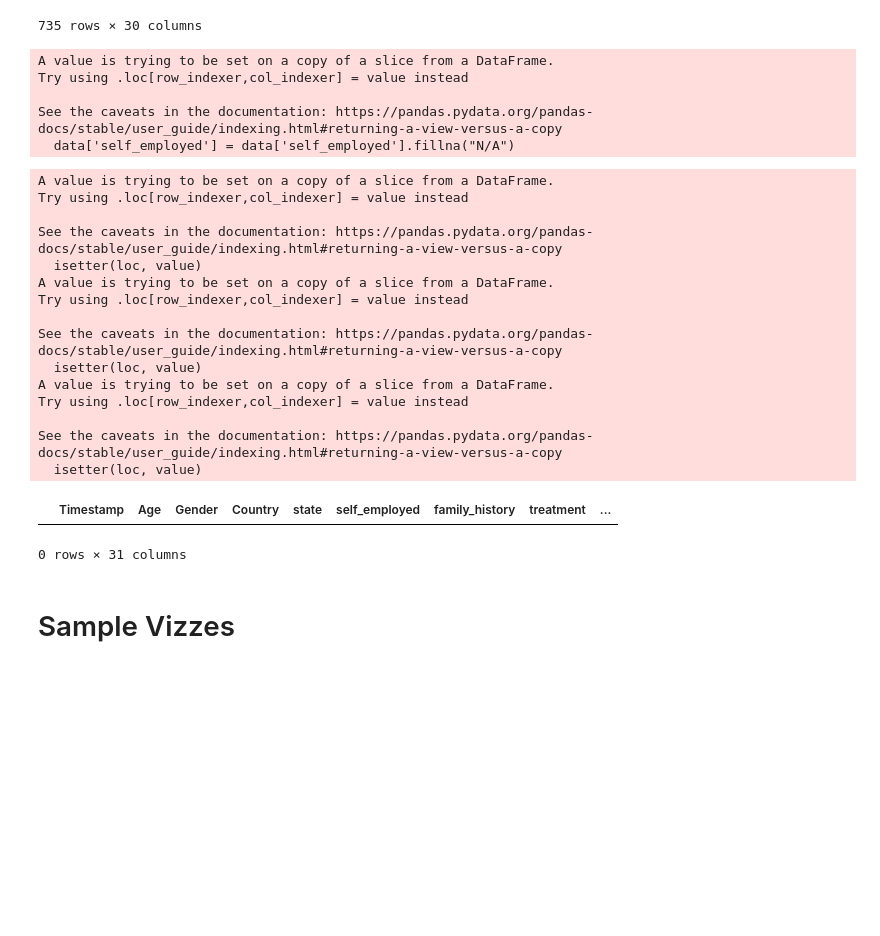
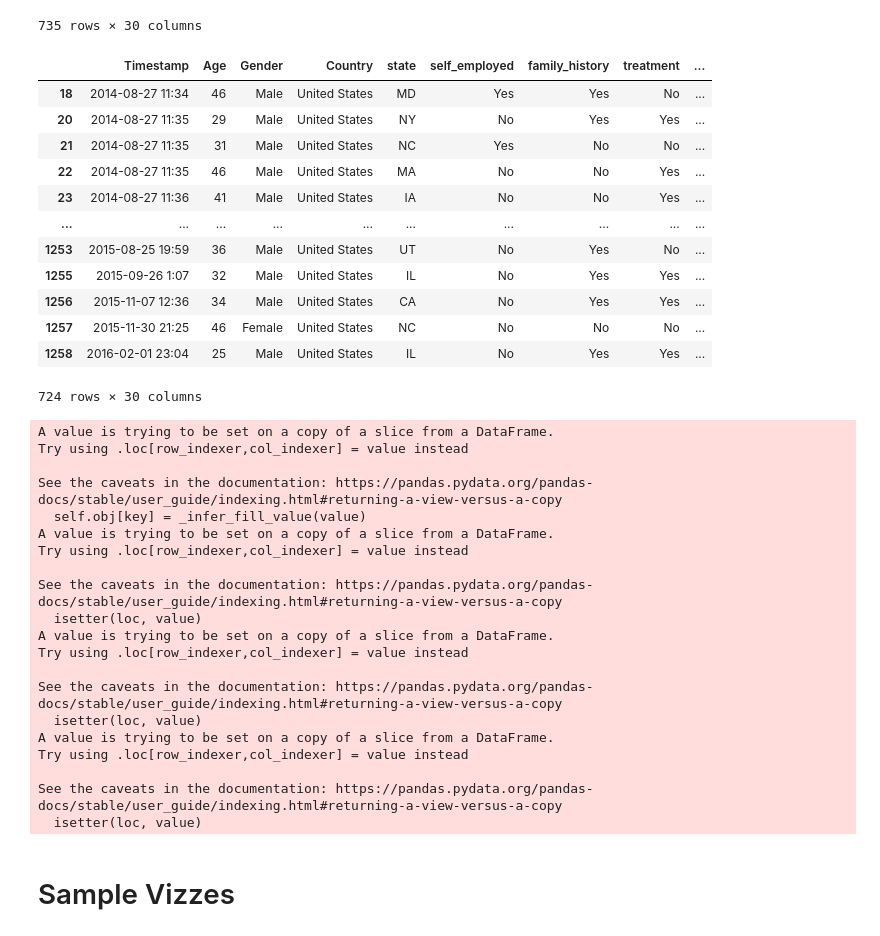
Before and after one commit to UBC-MDS/DSCI532-Group16-R, a Jupyter notebook: reports/EDA.ipynb, the cells around one changed output. Drawn from its saved outputs; the diff is of its cells as text; code cells hidden in the pictures; blank space fills up the shorter version.

```diff
--- a/reports/EDA.ipynb
+++ b/reports/EDA.ipynb
@@ -202,19 +202,33 @@ data
 | 1258 | 2016-02-01 23:04 | 25 | Male | United States | IL | No | Yes | Yes | ... |
 735 rows × 30 columns
 # %%
-data['self_employed'] = data['self_employed'].fillna("N/A")
+data = data.dropna(subset=['self_employed'])
+data
 # %% [output]
+|  | Timestamp | Age | Gender | Country | state | self_employed | family_history | treatment | ... |
+| 18 | 2014-08-27 11:34 | 46 | Male | United States | MD | Yes | Yes | No | ... |
+| 20 | 2014-08-27 11:35 | 29 | Male | United States | NY | No | Yes | Yes | ... |
+| 21 | 2014-08-27 11:35 | 31 | Male | United States | NC | Yes | No | No | ... |
+| 22 | 2014-08-27 11:35 | 46 | Male | United States | MA | No | No | Yes | ... |
+| 23 | 2014-08-27 11:36 | 41 | Male | United States | IA | No | No | Yes | ... |
+| ... | ... | ... | ... | ... | ... | ... | ... | ... | ... |
+| 1253 | 2015-08-25 19:59 | 36 | Male | United States | UT | No | Yes | No | ... |
+| 1255 | 2015-09-26 1:07 | 32 | Male | United States | IL | No | Yes | Yes | ... |
+| 1256 | 2015-11-07 12:36 | 34 | Male | United States | CA | No | Yes | Yes | ... |
+| 1257 | 2015-11-30 21:25 | 46 | Female | United States | NC | No | No | No | ... |
+| 1258 | 2016-02-01 23:04 | 25 | Male | United States | IL | No | Yes | Yes | ... |
-A value is trying to be set on a copy of a slice from a DataFrame.
-Try using .loc[row_indexer,col_indexer] = value instead
-
-See the caveats in the documentation: https://pandas.pydata.org/pandas-docs/stable/user_guide/indexing.html#returning-a-view-versus-a-copy
-  data['self_employed'] = data['self_employed'].fillna("N/A")
+724 rows × 30 columns
 # %%
 #adding categoric age column
 data.loc[(data['Age'] >= 15) & (data['Age'] <= 30), 'age_group'] = '15-30'
 data.loc[(data['Age'] >= 31) & (data['Age'] <= 45), 'age_group'] = '31-45'
-data.loc[(data['Age'] >= 46) & (data['Age'] <= 75), 'age_group'] = '45+'
+data.loc[(data['Age'] >= 46) & (data['Age'] <= 75), 'age_group'] = '46+'
 # %% [output]
+A value is trying to be set on a copy of a slice from a DataFrame.
+Try using .loc[row_indexer,col_indexer] = value instead
+
+See the caveats in the documentation: https://pandas.pydata.org/pandas-docs/stable/user_guide/indexing.html#returning-a-view-versus-a-copy
+  self.obj[key] = _infer_fill_value(value)
 A value is trying to be set on a copy of a slice from a DataFrame.
 Try using .loc[row_indexer,col_indexer] = value instead
 
@@ -230,11 +244,6 @@ Try using .loc[row_indexer,col_indexer] = value instead
 
 See the caveats in the documentation: https://pandas.pydata.org/pandas-docs/stable/user_guide/indexing.html#returning-a-view-versus-a-copy
   isetter(loc, value)
-# %%
-data[data['age_group'] == '40+']
-# %% [output]
-|  | Timestamp | Age | Gender | Country | state | self_employed | family_history | treatment | ... |
-0 rows × 31 columns
 # %% [markdown]
 # Sample Vizzes
 # %%
```
Also changed, not shown: parts of 2 cells of this notebook, 1 other file.
